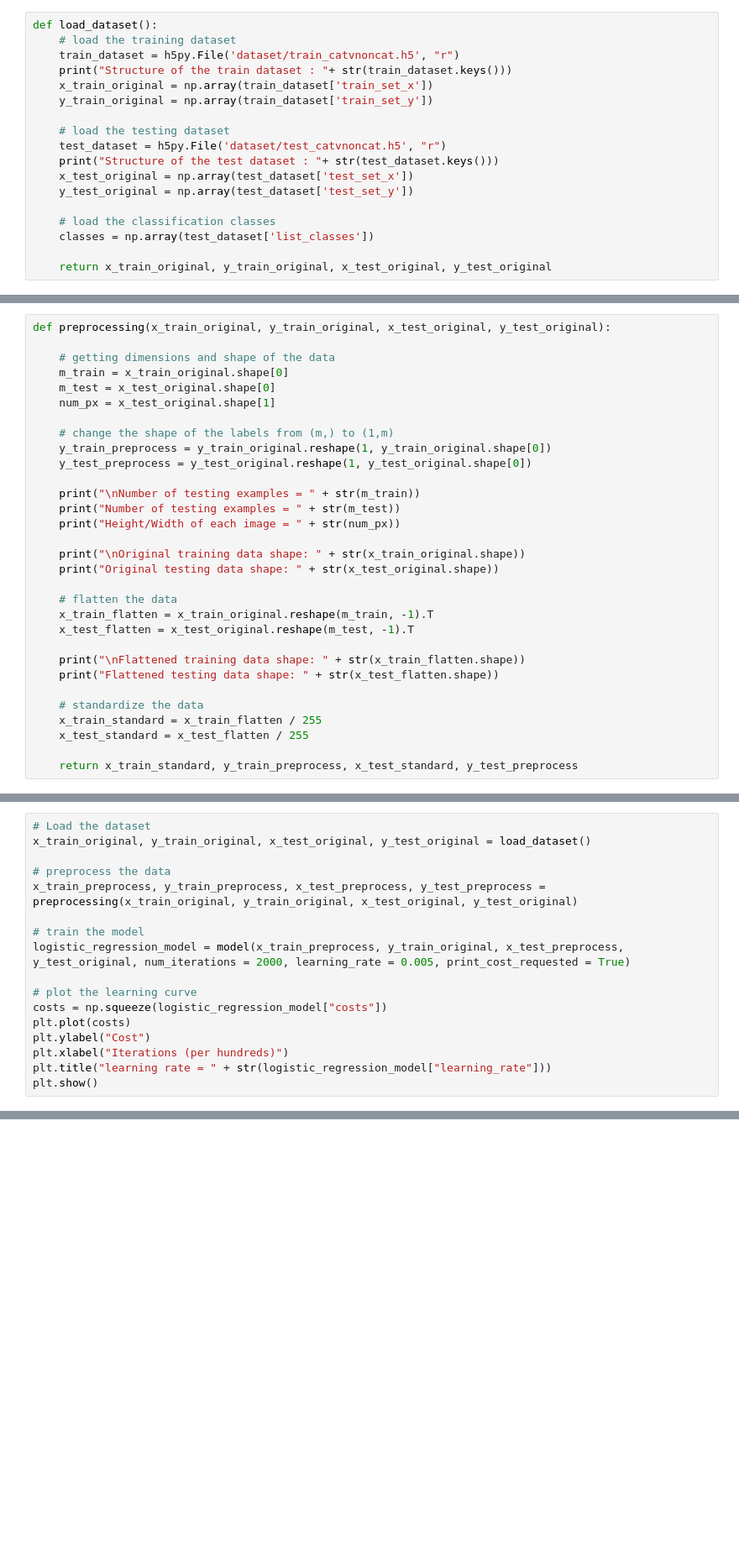
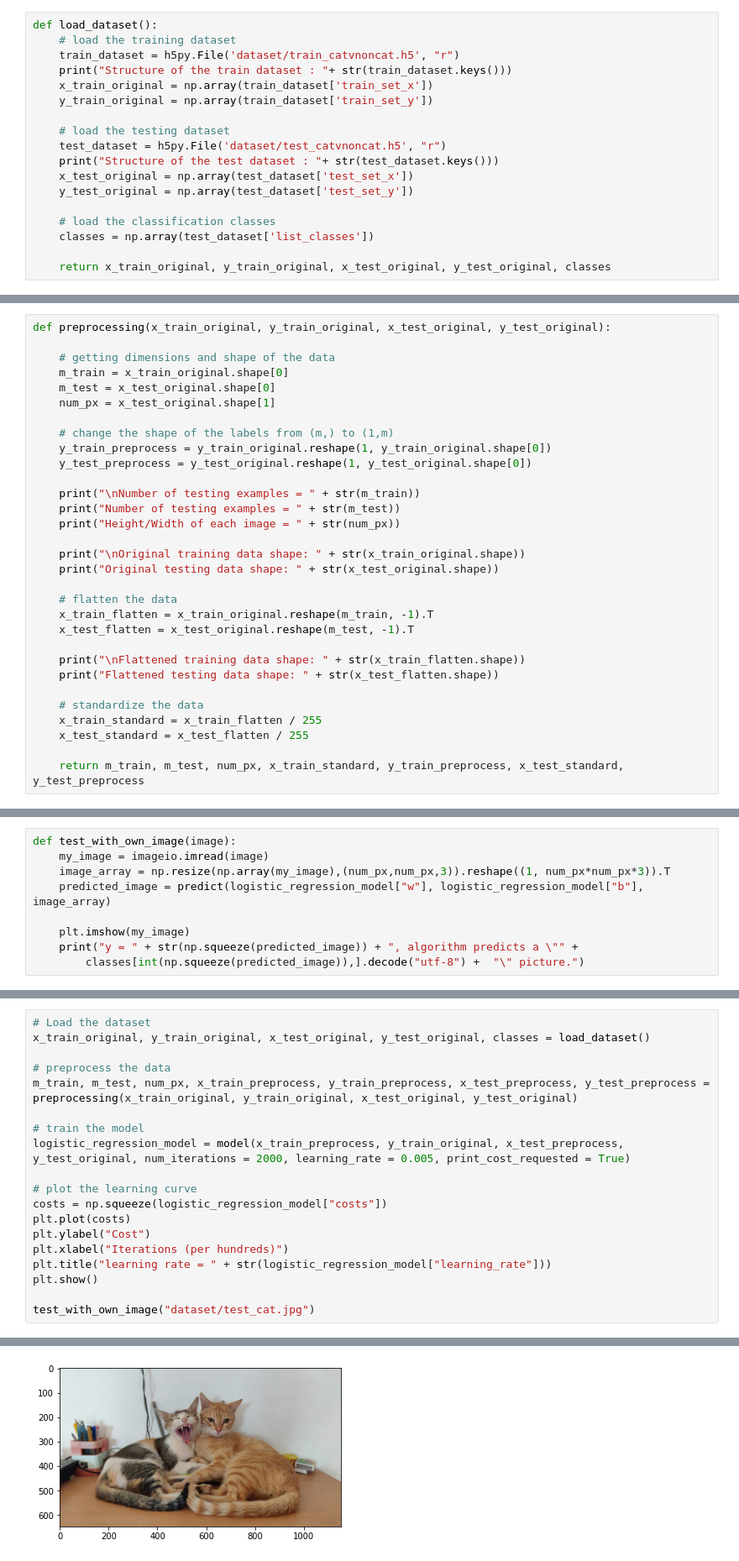
Before and after one commit to NammaThalle/neural-networks, a Jupyter notebook: logistic_regression_nn/logistic_regression.ipynb, the cells around one changed output, grey strips where cells are left out. Shown: that part at 84% size. Cells and saved outputs as stored; diff of their text form; blank space fills up the shorter version.

Commit message:
added test with own image

```diff
--- a/logistic_regression_nn/logistic_regression.ipynb
+++ b/logistic_regression_nn/logistic_regression.ipynb
@@ -43,7 +42,7 @@ def load_dataset():
     # load the classification classes
     classes = np.array(test_dataset['list_classes'])
 
-    return x_train_original, y_train_original, x_test_original, y_test_original
+    return x_train_original, y_train_original, x_test_original, y_test_original, classes
 # %% [markdown]
 #### 3. Preprocessing the data
 1. Figure out the dimensions and the shape of the data
@@ -82,7 +81,7 @@ def preprocessing(x_train_original, y_train_original, x_test_original, y_test_or
     x_train_standard = x_train_flatten / 255
     x_test_standard = x_test_flatten / 255
 
-    return x_train_standard, y_train_preprocess, x_test_standard, y_test_preprocess
+    return m_train, m_test, num_px, x_train_standard, y_train_preprocess, x_test_standard, y_test_preprocess
 # %% [markdown]
 #### 4. Model Training
 Model Training involves many steps
@@ -232 +234,10 @@ def model(x_train, y_train, x_test, y_test, num_iterations = 2000, learning_rate
+# %%
+def test_with_own_image(image):
+    my_image = imageio.imread(image)
+    image_array = np.resize(np.array(my_image),(num_px,num_px,3)).reshape((1, num_px*num_px*3)).T
+    predicted_image = predict(logistic_regression_model["w"], logistic_regression_model["b"], image_array)
+
+    plt.imshow(my_image)
+    print("y = " + str(np.squeeze(predicted_image)) + ", algorithm predicts a \"" +
+        classes[int(np.squeeze(predicted_image)),].decode("utf-8") +  "\" picture.")
 # %% [markdown]
@@ -238,9 +250,9 @@ def model(x_train, y_train, x_test, y_test, num_iterations = 2000, learning_rate
 # %%
 # Load the dataset
-x_train_original, y_train_original, x_test_original, y_test_original = load_dataset()
+x_train_original, y_train_original, x_test_original, y_test_original, classes = load_dataset()
 
 # preprocess the data
-x_train_preprocess, y_train_preprocess, x_test_preprocess, y_test_preprocess = preprocessing(x_train_original, y_train_original, x_test_original, y_test_original)
+m_train, m_test, num_px, x_train_preprocess, y_train_preprocess, x_test_preprocess, y_test_preprocess = preprocessing(x_train_original, y_train_original, x_test_original, y_test_original)
 
 # train the model
 logistic_regression_model = model(x_train_preprocess, y_train_original, x_test_preprocess, y_test_original, num_iterations = 2000, learning_rate = 0.005, print_cost_requested = True)
@@ -252,6 +264,8 @@ plt.ylabel("Cost")
 plt.xlabel("Iterations (per hundreds)")
 plt.title("learning rate = " + str(logistic_regression_model["learning_rate"]))
 plt.show()
+
+test_with_own_image("dataset/test_cat.jpg")
 # %% [output]
 Structure of the train dataset : <KeysViewHDF5 ['list_classes', 'train_set_x', 'train_set_y']>
 Structure of the test dataset : <KeysViewHDF5 ['list_classes', 'test_set_x', 'test_set_y']>
@@ -273,0 +289 @@ Testing Accuracy = 70.0 %
+[figure, added]
```
Also changed, not shown: parts of 5 cells of this notebook, 1 other file.
